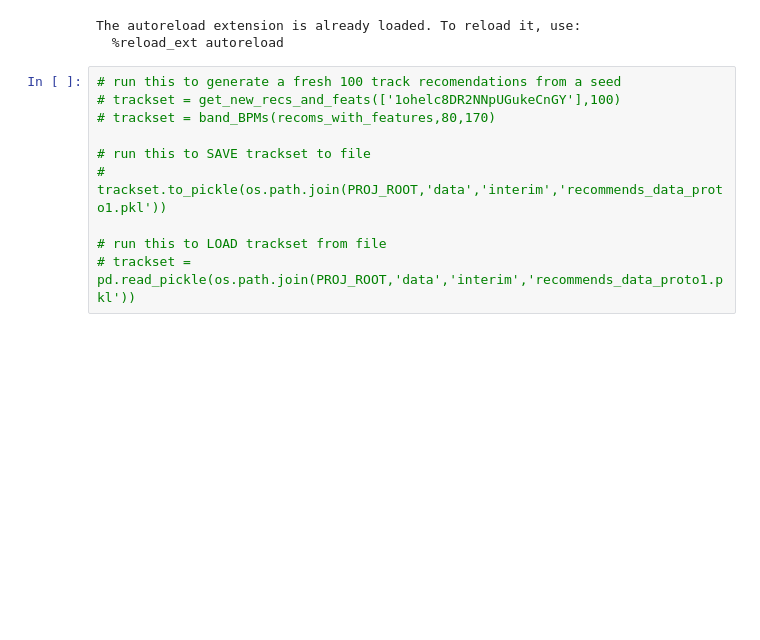
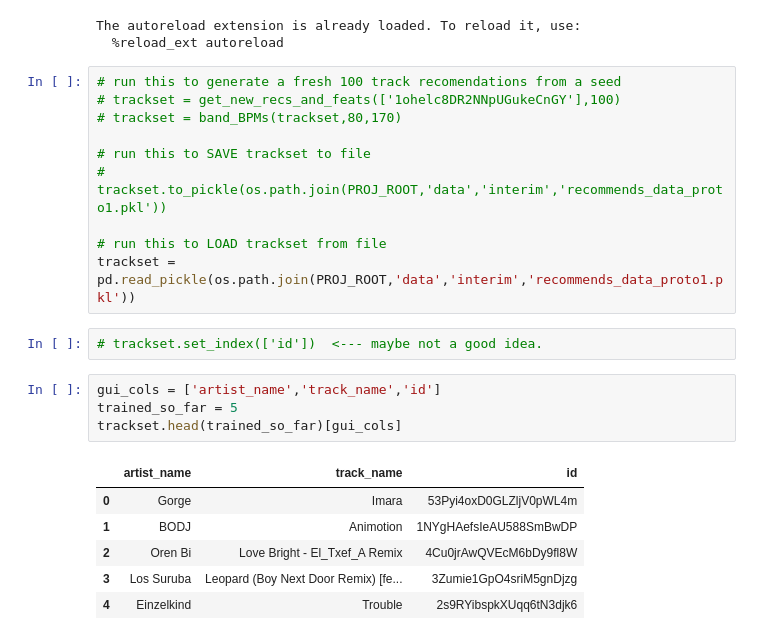
Before and after one commit to tomsyouruncle/DJ_suggest, a Jupyter notebook: notebooks/Naive_Bayes_scratch.ipynb, the cells around one changed output. Saved outputs shown, nothing was run; the diff lists cells and outputs as text; blank space fills up the shorter version.

```diff
--- a/notebooks/Naive_Bayes_scratch.ipynb
+++ b/notebooks/Naive_Bayes_scratch.ipynb
@@ -48,10 +48,23 @@ The autoreload extension is already loaded. To reload it, use:
 # %%
 # run this to generate a fresh 100 track recomendations from a seed
 # trackset = get_new_recs_and_feats(['1ohelc8DR2NNpUGukeCnGY'],100)
-# trackset = band_BPMs(recoms_with_features,80,170)
+# trackset = band_BPMs(trackset,80,170)
 
 # run this to SAVE trackset to file
 # trackset.to_pickle(os.path.join(PROJ_ROOT,'data','interim','recommends_data_proto1.pkl'))
 
 # run this to LOAD trackset from file
-# trackset = pd.read_pickle(os.path.join(PROJ_ROOT,'data','interim','recommends_data_proto1.pkl'))
+trackset = pd.read_pickle(os.path.join(PROJ_ROOT,'data','interim','recommends_data_proto1.pkl'))
+# %%
+# trackset.set_index(['id'])  <--- maybe not a good idea.
+# %%
+gui_cols = ['artist_name','track_name','id']
+trained_so_far = 5
+trackset.head(trained_so_far)[gui_cols]
+# %% [output]
+|  | artist_name | track_name | id |
+| 0 | Gorge | Imara | 53Pyi4oxD0GLZljV0pWL4m |
+| 1 | BODJ | Animotion | 1NYgHAefsIeAU588SmBwDP |
+| 2 | Oren Bi | Love Bright - El_Txef_A Remix | 4Cu0jrAwQVEcM6bDy9fl8W |
+| 3 | Los Suruba | Leopard (Boy Next Door Remix) [fe... | 3Zumie1GpO4sriM5gnDjzg |
+| 4 | Einzelkind | Trouble | 2s9RYibspkXUqq6tN3djk6 |
```
Also changed, not shown: parts of 8 cells of this notebook, 1 other file.
